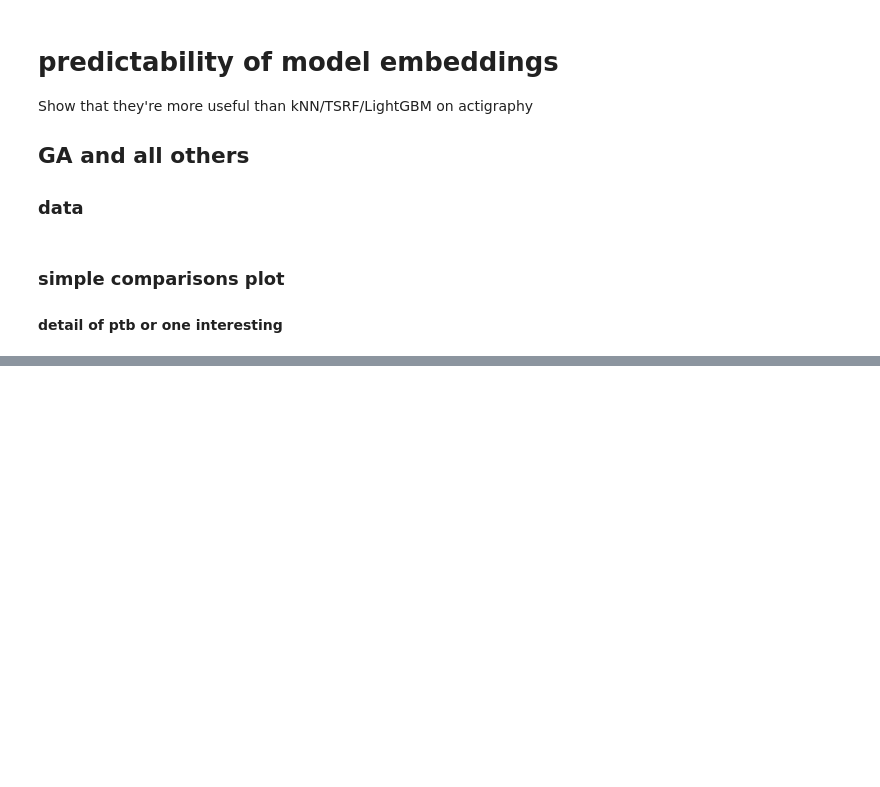
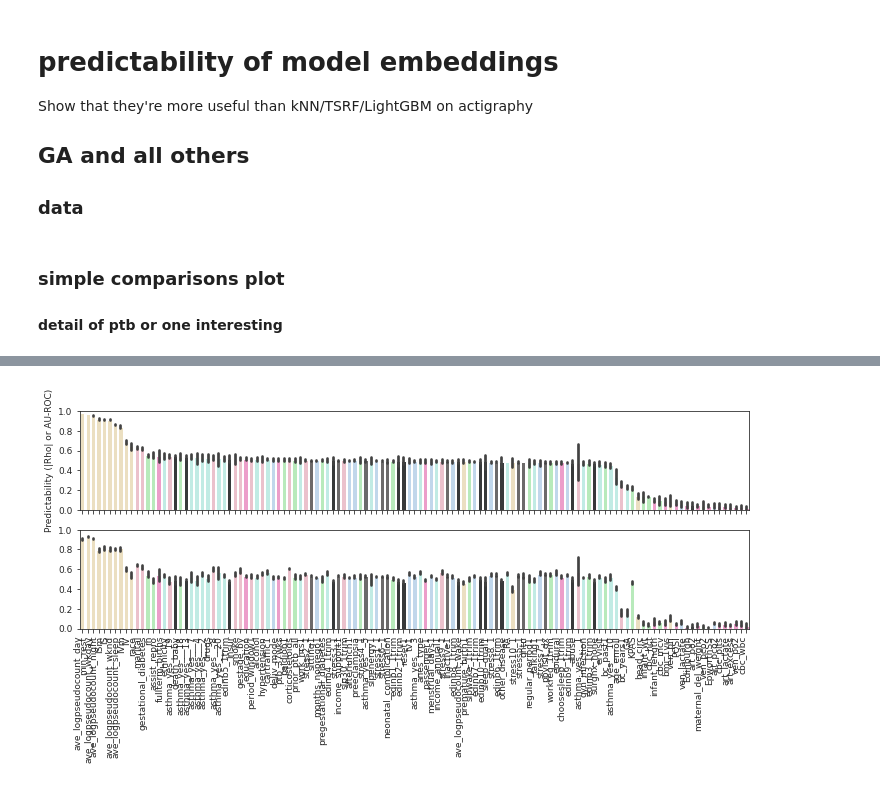
Before and after one commit to nealgravindra/wearables, a Jupyter notebook: notebooks/eval_model_embeddings.ipynb, the cells around one changed output, grey strips where cells are left out. Drawn from its saved outputs; the diff is of its cells as text; code cells hidden in the pictures; blank space fills up the shorter version.

Commit message:
finished sub-algo module for comparing utility of model via nonlinear embeddings

```diff
--- a/notebooks/eval_model_embeddings.ipynb
+++ b/notebooks/eval_model_embeddings.ipynb
@@ -873,5 +873,7 @@ knns = knncv(md, tst, trainer=trainer)
 # %% [markdown]
 ### simple comparisons plot
 #### detail of ptb or one interesting
+# %%
+savefigs = True
 # %%
 res = loadpkl('/home/ngrav/project/wearables/results/comp_modelembedsVrawactigraphy_kNN_220321.pkl')
@@ -885,0 +880,43 @@ Starting bmi_1vis (3 of n=3 tasks)...
+# %%
+from wearables.scripts.aesthetics import md_node_annotation, md_node_category_cmap
+md_node_annotation['GA'] = 'Pregnancy outcome'
+# %%
+fig, ax = plt.subplots(2, 1, figsize=(12, 4))
+
+# raw
+dt = pd.DataFrame(res['knn_raw'][0]).T.reset_index().melt(id_vars=['index'])
+dt['value'] = dt['value'].abs() # abs corr
+dt['annotation'] = dt['index'].map(md_node_annotation)
+order = dt.groupby('index').mean().sort_values(by='value', ascending=False).index.to_list()
+sns.barplot(x='index', y='value', data=dt,
+            order=order,
+            hue='annotation',
+            dodge=False,
+            palette=md_node_category_cmap,
+            ax=ax[0])
+#embeddings
+dt = pd.DataFrame(res['knn_embeds'][0]).T.reset_index().melt(id_vars=['index'])
+dt['value'] = dt['value'].abs() # abs corr
+dt['annotation'] = dt['index'].map(md_node_annotation)
+sns.barplot(x='index', y='value', data=dt,
+            order=order,
+            hue='annotation',
+            dodge=False,
+            palette=md_node_category_cmap,
+            ax=ax[1])
+
+ax[0].set_ylim([0, 1])
+ax[1].set_ylim([0, 1])
+ax[0].set_xticklabels('')
+ax[0].set_xlabel('')
+ax[0].legend().set_visible(False)
+ax[0].set_ylabel('Predictability (|Rho| or AU-ROC)')
+ax[1].set_xlabel('')
+ax[1].set_ylabel('')
+ax[1].legend().set_visible(False)
+ax[1].set_xticklabels(ax[1].get_xticklabels(), rotation=90, ha='right')
+
+if savefigs:
+    fig.savefig(os.path.join(pfp, 'barplot_predictabilityVmdvar.pdf'), bbox_inches='tight')
+# %% [output]
+[figure, added]
```
Also changed, not shown: parts of 10 cells of this notebook, 1 other file.
